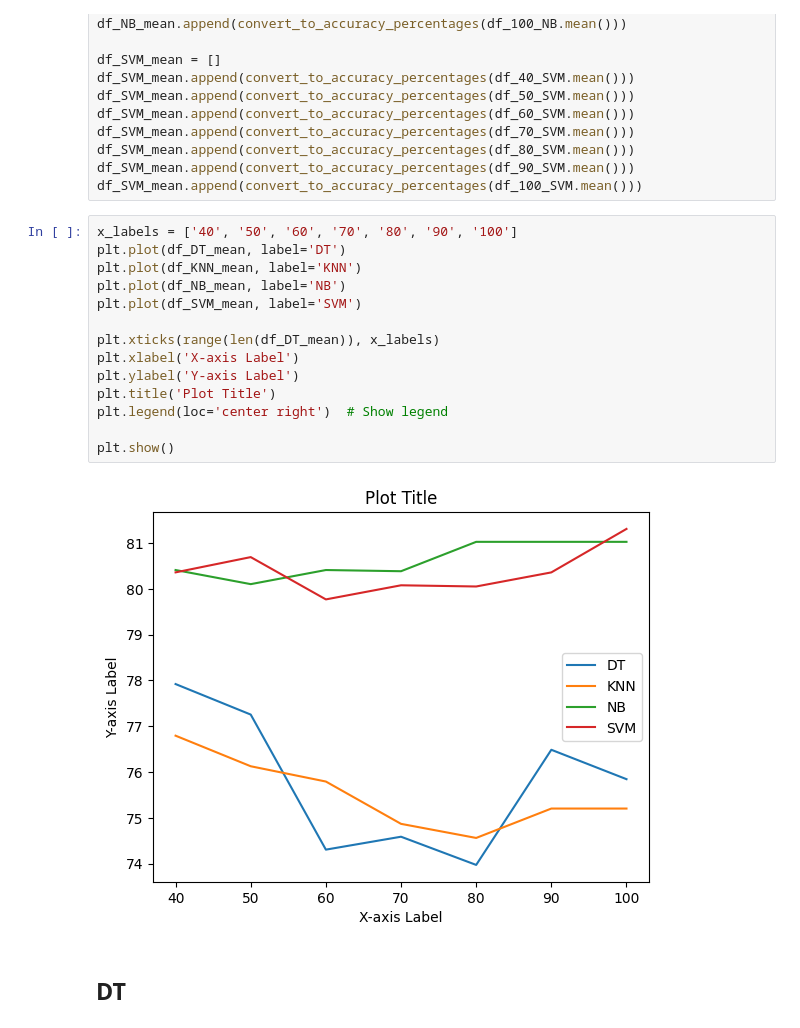
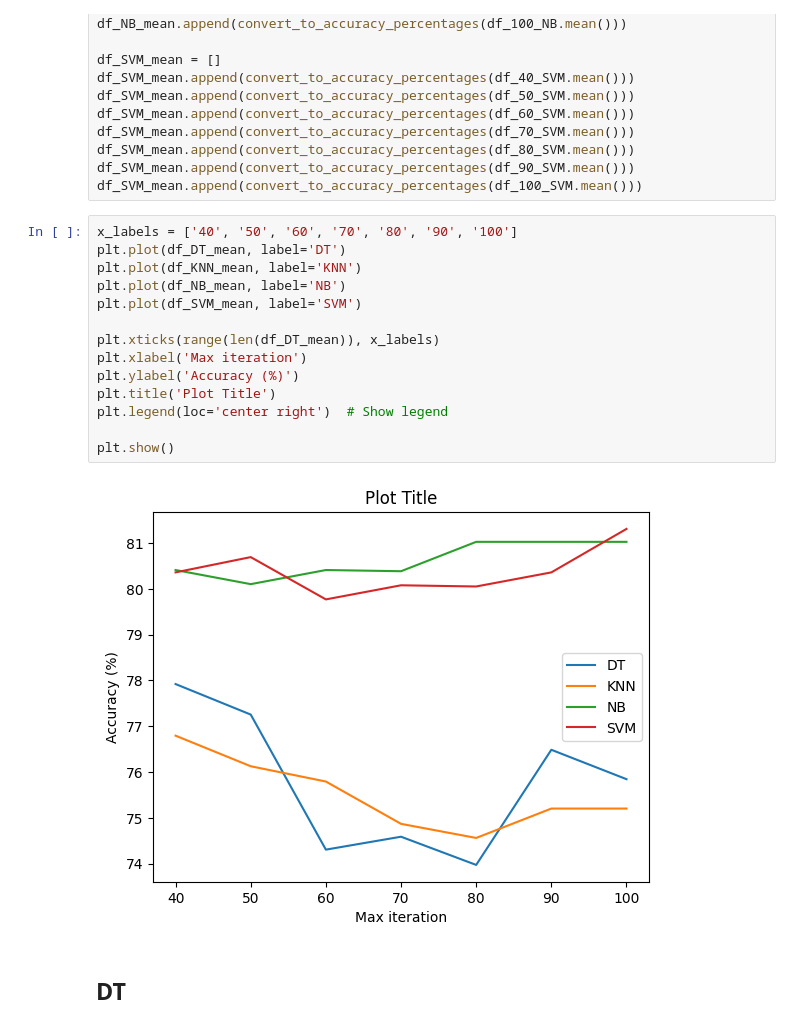
Before and after one commit to erirosv/Master-Thesis, a Jupyter notebook: modelling/sensitivity/sensitivity_max_iter.ipynb, the cells around one changed output. Saved outputs shown, nothing was run; the diff lists cells and outputs as text.

Commit message:
fixed some typoes in the plots

```diff
--- a/modelling/sensitivity/sensitivity_max_iter.ipynb
+++ b/modelling/sensitivity/sensitivity_max_iter.ipynb
@@ -175,19 +175,19 @@ df_SVM_mean.append(convert_to_accuracy_percentages(df_100_SVM.mean()))
 # %%
 x_labels = ['40', '50', '60', '70', '80', '90', '100']
 plt.plot(df_DT_mean, label='DT')
 plt.plot(df_KNN_mean, label='KNN')
 plt.plot(df_NB_mean, label='NB')
 plt.plot(df_SVM_mean, label='SVM')
 
 plt.xticks(range(len(df_DT_mean)), x_labels)
-plt.xlabel('X-axis Label')
-plt.ylabel('Y-axis Label')
+plt.xlabel('Max iteration')
+plt.ylabel('Accuracy (%)')
 plt.title('Plot Title')
 plt.legend(loc='center right')  # Show legend
 
 plt.show()
 # %% [output]
-[figure, old version]
+[figure, new version]
 # %% [markdown]
 ## DT
 # %%
```
